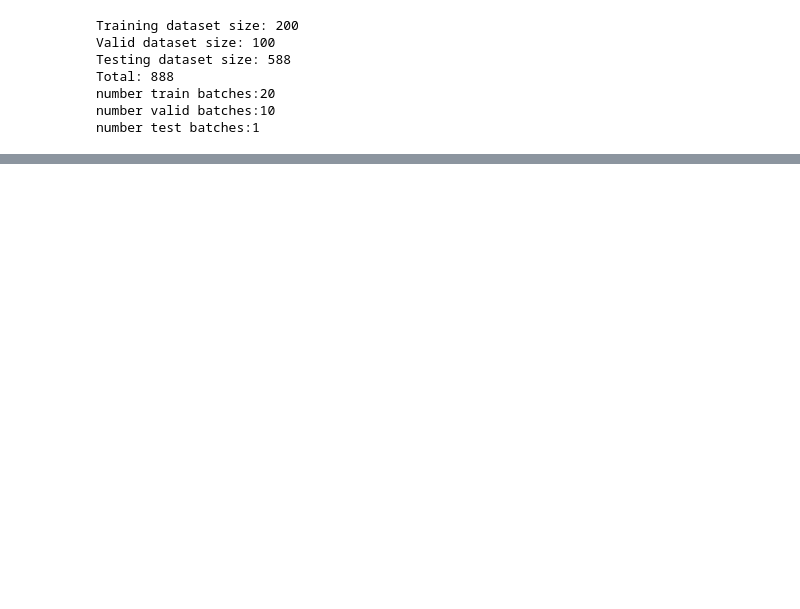
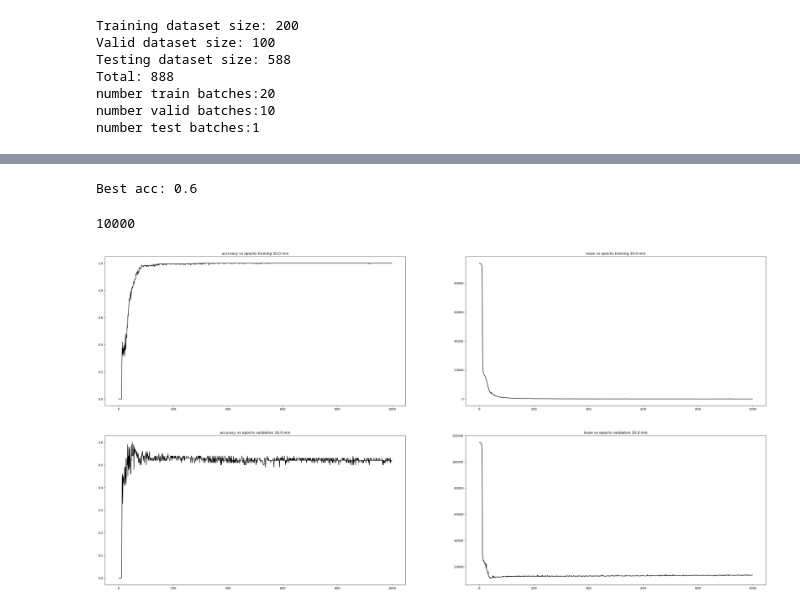
Before and after one commit to khood5/SNN-DNA-project, a Jupyter notebook: RNN-model.ipynb, the cells around one changed output, grey strips where cells are left out. Cells and saved outputs as stored; diff of their text form; code cells hidden in the pictures; blank space fills up the shorter version.

Commit message:
got RNN training and got results similr to MLP. Longer movies do not seem to improve the accuracy Need to eval shorter movies

```diff
--- a/RNN-model.ipynb
+++ b/RNN-model.ipynb
@@ -217,3 +226,4 @@ Total inputs: 888, targets: 888
 # %%
-type(rawData[0][0][0][0])
+featIn = len(rawData[0][0][0])
+featIn
 # %% [output]
@@ -272,11 +280,12 @@ where:
 # %%
 class RNNModel(nn.Module):
-    def __init__(self, featIn, capacity):
+    def __init__(self, featIn, capacity, hiddenLayers=2):
         super(RNNModel, self).__init__()
         self.capacity = capacity
         self.featIn = featIn
+        self.hiddenLayers = hiddenLayers
         # RNN
-        self.rnn = nn.RNN(featIn, self.capacity, 2, batch_first=True, nonlinearity='tanh', dropout=0.2)
+        self.rnn = nn.RNN(featIn, self.capacity, hiddenLayers, batch_first=True, nonlinearity='relu', dropout=0.2)
 
         # Readout layer
         self.fc = nn.Linear(capacity, 1)
@@ -284,14 +293,14 @@ class RNNModel(nn.Module):
     def forward(self, x):
 
         # Initialize hidden state with zeros
-        h0 = torch.zeros(2, x.size(0),self.capacity).to(device)
+        h0 = torch.zeros(self.hiddenLayers, x.size(0),self.capacity).to(device)
 
         # One time step
         out, hn = self.rnn(x, h0)
         out = self.fc(out[:, -1, :])
         return out
 # %%
-model = RNNModel(featIn=oneTimeUnitInFPS, capacity=int(featIn*0.06))
+model = RNNModel(featIn=oneTimeUnitInFPS, capacity=int(featIn*0.25), hiddenLayers=4)
 model = model.to(device)
 str(model)
 # %% [output]
@@ -299,11 +308,13 @@ str(model)
 # %%
-MSE = nn.MSELoss(reduction = 'mean')
-adam = torch.optim.Adam(model.parameters(),lr=0.0001,weight_decay=1e-5)
+MSE = nn.MSELoss(reduction = 'sum')
+adam = torch.optim.Adam(model.parameters(),lr=0.00001,weight_decay=1e-5)
 
+epochs = 1000
 em = 20
-epochs = 100
 losses = []
 accs = []
+losses_t = []
+accs_t = []
 print("training...")
 for e in range(epochs):
     avgLossTrain = []
@@ -320,6 +331,8 @@ for e in range(epochs):
         totalCorrect = torch.sum(torch.isclose(outputs.int(), targets.int(), atol=em))
         totalCorrect = totalCorrect.item()
         currentAccTrain.append(float(totalCorrect/len(targets)))
+    accs_t.append(float(np.sum(currentAccTrain)/len(currentAccTrain)))
+    losses_t.append(float(np.sum(avgLossTrain)/len(avgLossTrain)))
 
     avgLoss = []
     currentAcc = []
@@ -346,0 +360,25 @@ RuntimeError: Input and hidden tensors are not at the same device, found input t
+# %%
+defultePlotSize = plt.rcParams['figure.figsize']
+plt.rcParams['figure.figsize'] = [40, 20]
+
+plt.subplot(2, 2, 1)
+plt.title(f'accuracy vs epochs training {totalRuntime/oneMinInFPS} min')
+plt.plot(list(range(len(accs_t[:]))), accs_t[:], '-', color='black', )
+plt.subplot(2, 2, 2)
+plt.title(f'losse vs epochs training {totalRuntime/oneMinInFPS} min')
+plt.plot(list(range(len(losses_t)))[:], losses_t[:], '-', color='black')
+
+plt.subplot(2, 2, 3)
+plt.title(f'accuracy vs epochs validation {totalRuntime/oneMinInFPS} min')
+plt.plot(list(range(len(accs[:]))), accs[:], '-', color='black', )
+plt.subplot(2, 2, 4)
+plt.title(f'losse vs epochs validation {totalRuntime/oneMinInFPS} min')
+plt.plot(list(range(len(losses)))[:], losses[:], '-', color='black')
+plt.rcParams['figure.figsize'] = defultePlotSize
+print(f"Best acc: {max(accs)}")
+
+epochs*len(validDataset)
+# %% [output]
+Best acc: 0.6
+10000
+[figure, added]
```
Also changed, not shown: parts of 15 cells of this notebook.
